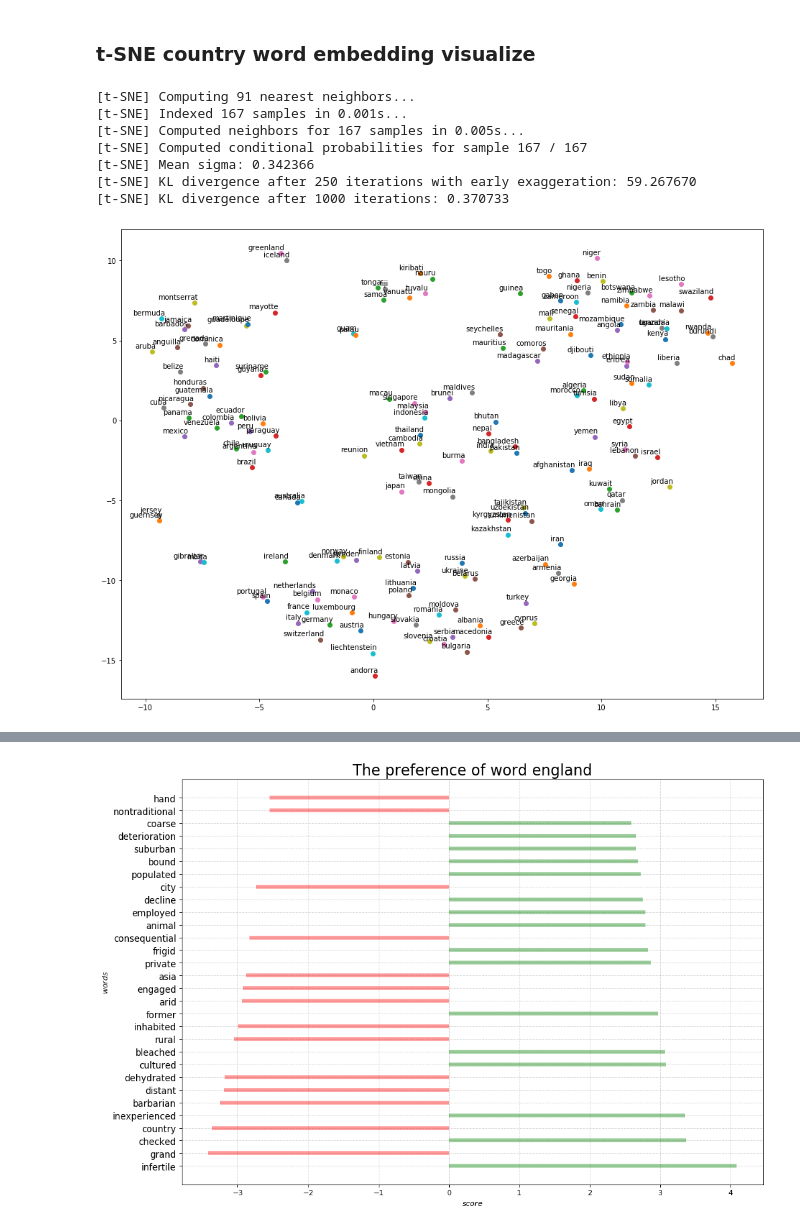
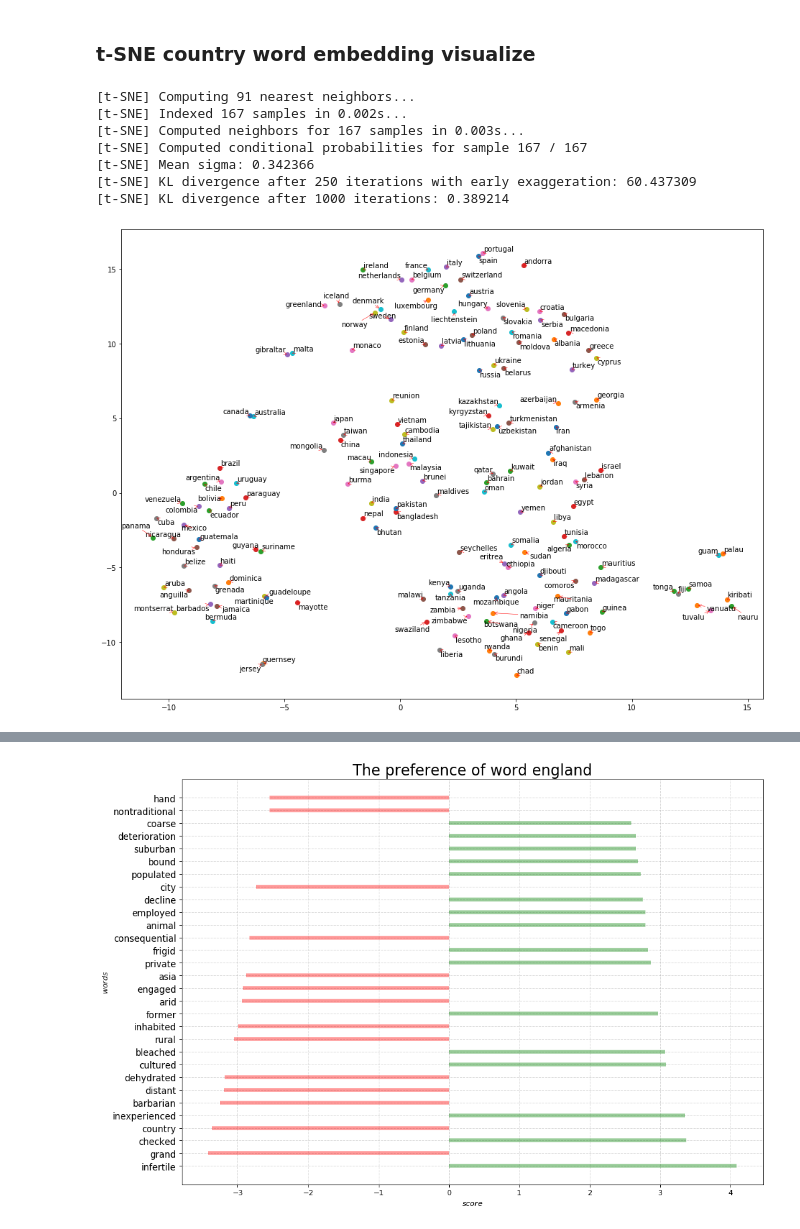
Before and after one commit to ichbinhandsome/Semantic-Differentials-for-Wikipedia-using-the-POLAR-Framework, a Jupyter notebook: RuiXiang/apply_polar_framework.ipynb, the cells around one changed output, grey strips where cells are left out. Saved outputs shown, nothing was run; the diff lists cells and outputs as text; code cells hidden in the pictures.

Commit message:
use adjusttext to avoid word labels overlapping when visualize

```diff
--- a/RuiXiang/apply_polar_framework.ipynb
+++ b/RuiXiang/apply_polar_framework.ipynb
@@ -377,11 +377,12 @@ import pandas as pd
 from sklearn.manifold import TSNE
 import numpy as np
 import matplotlib.pyplot as plt
+from adjustText import adjust_text
 
 df = pd.read_csv('./Dataset/countries/countries of the world.csv')
 # df = pd.read_csv('./Dataset/countries/Countries-Continents.csv')
 
-def tSNE(df, model):
+def tSNE(df, model,file_name):
     final_countries = []
     #filter country which is not in model
     for country in df['Country']:
@@ -396,27 +397,31 @@ def tSNE(df, model):
 
     plt.figure(figsize=(16,12))
     # plt.scatter(embedd[:,0], embedd[:,1])
+    texts = []
     for i in range(len(final_countries)):
         x = embedd[i][0]
         y = embedd[i][1]
         plt.scatter(embedd[i,0], embedd[i,1])
-        # plt.text(x, y, final_countries[i])
-        plt.annotate(final_countries[i],
-                     xy=(x, y),
-                     xytext=(5, 3),
-                     textcoords='offset points',
-                     ha='right',
-                     va='bottom')
+        texts.append(plt.text(x, y, final_countries[i]))
+        # plt.annotate(final_countries[i],
+        #              xy=(x, y),
+        #              xytext=(5, 3),
+        #              textcoords='offset points',
+        #              ha='right',
+        #              va='bottom')
+    adjust_text(texts,arrowprops=dict(arrowstyle="->", color='r', lw=0.5))
+    plt.savefig("result/"+str(file_name)+".png",dpi=300)
     plt.show()
 # %%
+%%time
 # before polar framework
-tSNE(df, current_model)
+tSNE(df, current_model,'country_before_polar')
 # %% [output]
 [t-SNE] Computing 91 nearest neighbors...
-[t-SNE] Indexed 167 samples in 0.001s...
-[t-SNE] Computed neighbors for 167 samples in 0.005s...
+[t-SNE] Indexed 167 samples in 0.002s...
+[t-SNE] Computed neighbors for 167 samples in 0.003s...
 [t-SNE] Computed conditional probabilities for sample 167 / 167
 [t-SNE] Mean sigma: 0.342366
-[t-SNE] KL divergence after 250 iterations with early exaggeration: 59.267670
-[t-SNE] KL divergence after 1000 iterations: 0.370733
+[t-SNE] KL divergence after 250 iterations with early exaggeration: 60.437309
+[t-SNE] KL divergence after 1000 iterations: 0.389214
-[figure, old version]
+[figure, new version]
```
Also changed, not shown: parts of 4 cells of this notebook, 2 other files.
